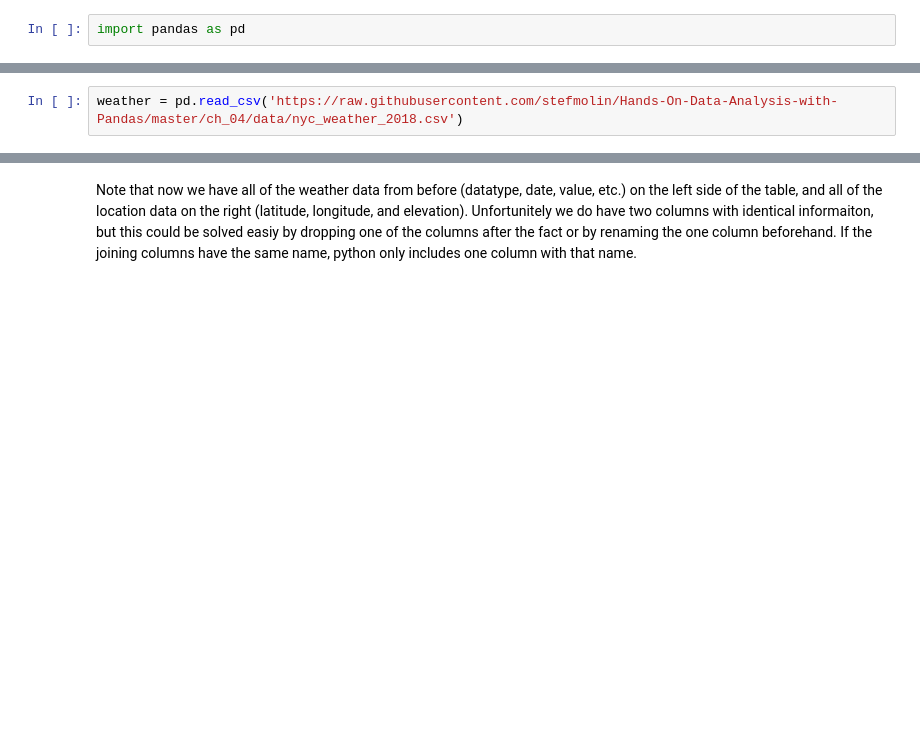
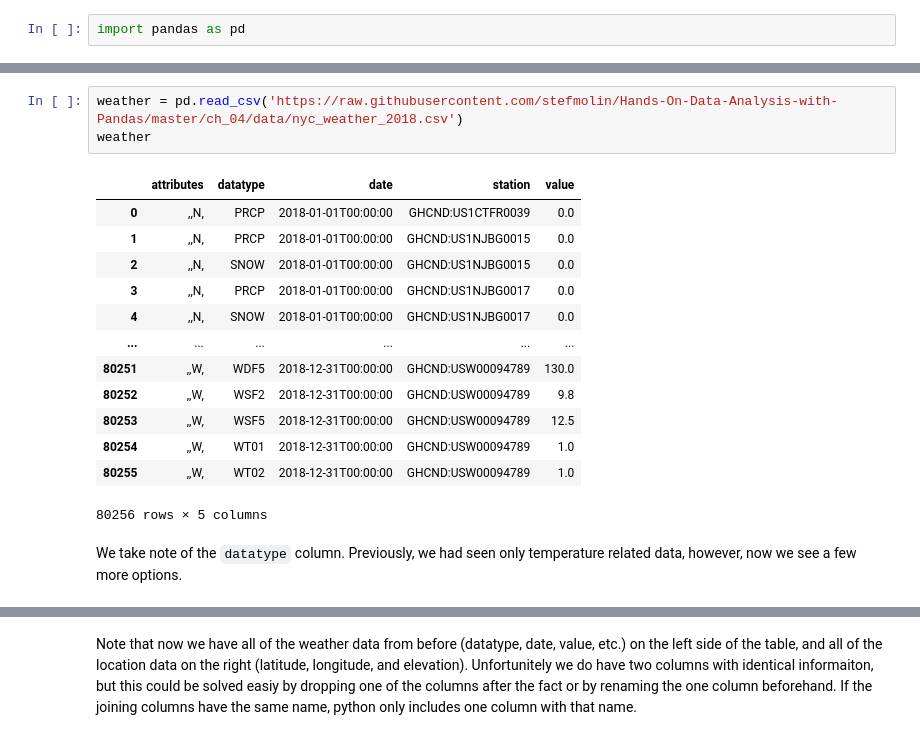
Before and after one commit to summitllc/data_science_101, a Jupyter notebook: Class 6 - Data Aggregation.ipynb, the cells around one changed output, grey strips where cells are left out. Saved outputs shown, nothing was run; the diff lists cells and outputs as text; blank space fills up the shorter version.

```diff
--- a/Class 6 - Data Aggregation.ipynb
+++ b/Class 6 - Data Aggregation.ipynb
@@ -9,2 +14,19 @@ import pandas as pd
 # %%
 weather = pd.read_csv('https://raw.githubusercontent.com/stefmolin/Hands-On-Data-Analysis-with-Pandas/master/ch_04/data/nyc_weather_2018.csv')
+weather
+# %% [output]
+|  | attributes | datatype | date | station | value |
+| 0 | ,,N, | PRCP | 2018-01-01T00:00:00 | GHCND:US1CTFR0039 | 0.0 |
+| 1 | ,,N, | PRCP | 2018-01-01T00:00:00 | GHCND:US1NJBG0015 | 0.0 |
+| 2 | ,,N, | SNOW | 2018-01-01T00:00:00 | GHCND:US1NJBG0015 | 0.0 |
+| 3 | ,,N, | PRCP | 2018-01-01T00:00:00 | GHCND:US1NJBG0017 | 0.0 |
+| 4 | ,,N, | SNOW | 2018-01-01T00:00:00 | GHCND:US1NJBG0017 | 0.0 |
+| ... | ... | ... | ... | ... | ... |
+| 80251 | ,,W, | WDF5 | 2018-12-31T00:00:00 | GHCND:USW00094789 | 130.0 |
+| 80252 | ,,W, | WSF2 | 2018-12-31T00:00:00 | GHCND:USW00094789 | 9.8 |
+| 80253 | ,,W, | WSF5 | 2018-12-31T00:00:00 | GHCND:USW00094789 | 12.5 |
+| 80254 | ,,W, | WT01 | 2018-12-31T00:00:00 | GHCND:USW00094789 | 1.0 |
+| 80255 | ,,W, | WT02 | 2018-12-31T00:00:00 | GHCND:USW00094789 | 1.0 |
+80256 rows × 5 columns
+# %% [markdown]
+We take note of the `datatype` column. Previously, we had seen only temperature related data, however, now we see a few more options.
```
Also changed, not shown: parts of 60 cells of this notebook, 1 other file.
